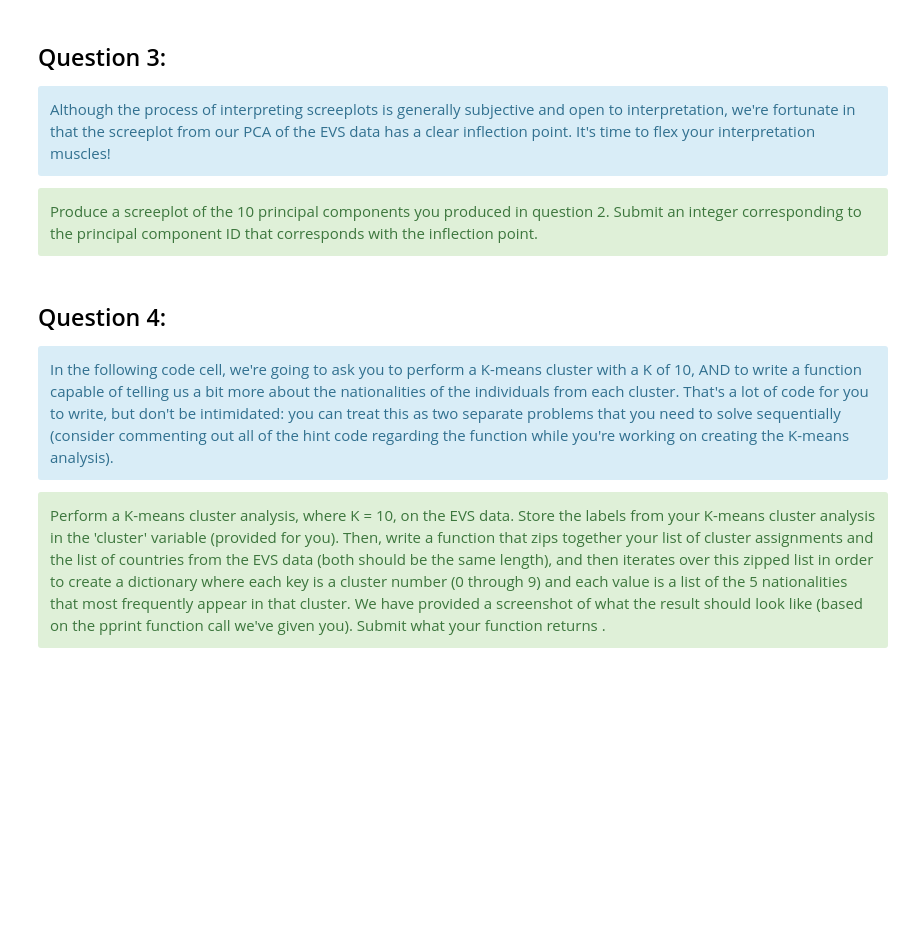
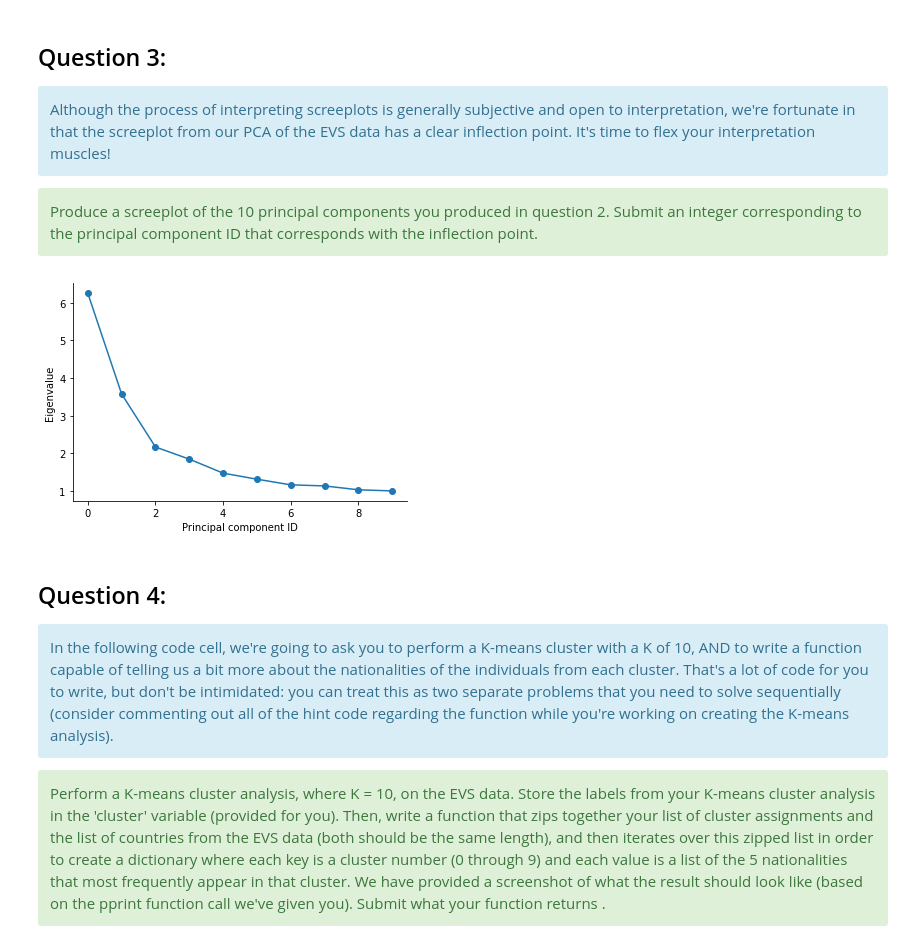
Before and after one commit to DiwyaDeSilva/dcss_modules, a Jupyter notebook: MODULE06/MODULE06_EA_UNDERGRAD.ipynb, the cells around one changed output. Saved outputs shown, nothing was run; the diff lists cells and outputs as text; code cells hidden in the pictures; blank space fills up the shorter version.

```diff
--- a/MODULE06/MODULE06_EA_UNDERGRAD.ipynb
+++ b/MODULE06/MODULE06_EA_UNDERGRAD.ipynb
@@ -47,7 +47,7 @@ student_id = 12345678
 # %% [markdown]
 ## Package and Data Imports
 # %%
-from dcss.paths import vdem_path, internet_freedom_path
+#from dcss.paths import vdem_path, internet_freedom_path
 
 import os
 from posixpath import join
@@ -73,8 +73,8 @@ import seaborn as sns
 
 from pprint import pprint
 
-from dcss.plotting import format_axes_commas, custom_seaborn
-custom_seaborn()
+#from dcss.plotting import format_axes_commas, custom_seaborn
+#custom_seaborn()
 
 
 years = list(range(2017, 2020))
@@ -89,7 +89,7 @@ columns = [
 hansard_paths = []
 
 for year in years:
-    for root, dirs, files in os.walk(f"data/canadian_hansards/lipad/{year}/"):
+    for root, dirs, files in os.walk(f"data/canadian_hansards/{year}/"):
         for file in files:
             hansard_paths.append(join(root, file))
 
@@ -154,7 +154,7 @@ evs_df = pd.read_stata(
     ])
 
 just_country = pd.read_stata(
-    "../../data/european_values_study/ZA7500_v4-0-0.dta",
+    "data/european_values_study/ZA7500_v4-0-0.dta",
     columns = ['country'],
 )
 
@@ -187,7 +205,7 @@ Standardize the data present in the columns of the <code>evs_df</code> variable.
 #_01
 
 # Standardize the data
-X = _____()._____(evs_df)
+X = StandardScaler().fit_transform(evs_df)
 
 print(X)
 
@@ -205,10 +237,10 @@ Perform a principal components analysis on the standardizd EVS data. Only return
 #_02
 
 # Create PCA with 10 components
-pca = _____(_____, random_state=42)
+pca = PCA(n_components = 10, random_state=42)
 
 # Fit the PCA
-pca._____(X)
+pca.fit_transform(X)
 
 # Extract explained variance ratio
 evr = pca.explained_variance_ratio_
@@ -228,21 +263,22 @@ Produce a screeplot of the 10 principal components you produced in question 2. S
 # %%
 #_03
 
 # Extract explained variances
-eigenvalues = pd.Series(pca._____)
+eigenvalues = pd.Series(pca.explained_variance_)
 
 # Create screeplot
-fig, ax = plt._____()
+fig, ax = plt.subplots()
 sns.lineplot(x=eigenvalues.index, y=eigenvalues, data=eigenvalues)
 plt.scatter(x=eigenvalues.index, y=eigenvalues)
 ax.set(xlabel='Principal component ID', ylabel='Eigenvalue')
 sns.despine()
 plt.show()
 
-inflection_point = _____
-
+inflection_point = eigenvalues.index[2]
 # Store the result in the assignment variable
 _03 = inflection_point # do not change this variable name
+# %% [output]
+[figure, added]
 # %% [markdown]
 ## Question 4:
 <div class="alert alert-block alert-info">
```
Also changed, not shown: parts of 13 cells of this notebook, 1 other file.
